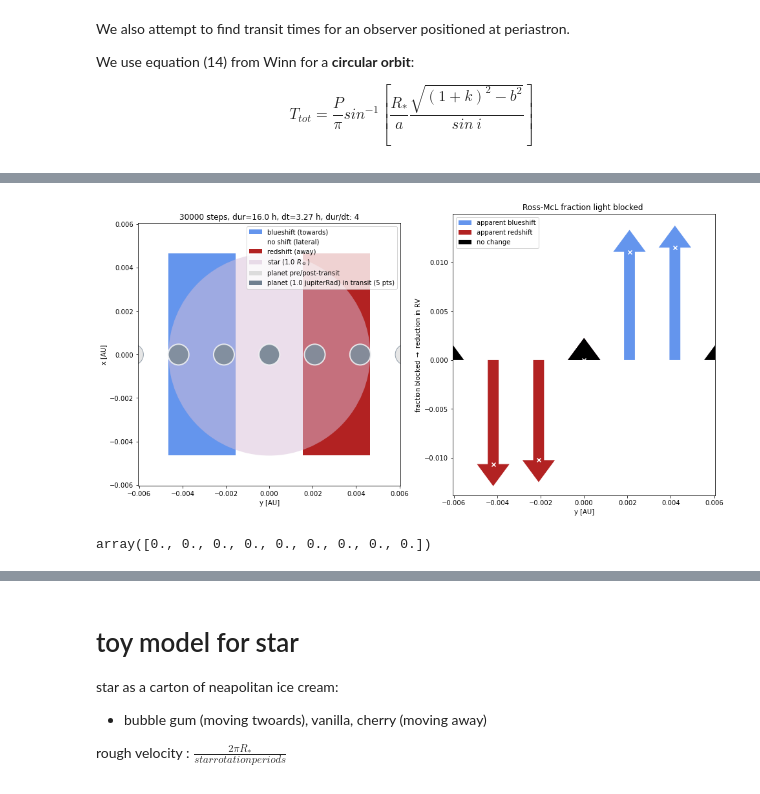
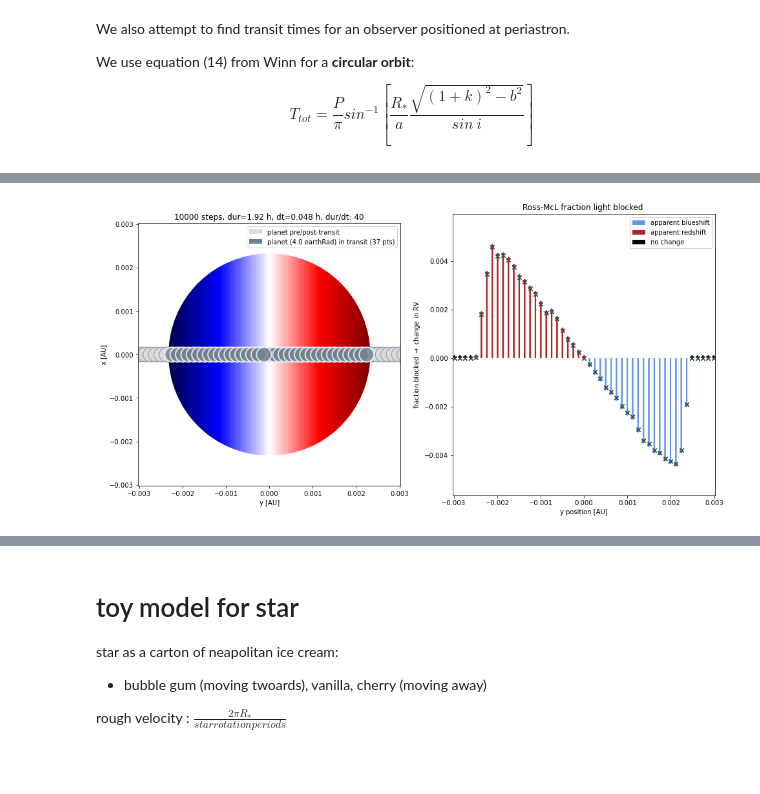
Before and after one commit to namagu/rossiter-mclaughlin-coaddventure, a Jupyter notebook: rv_from_scratch.ipynb, the cells around one changed output, grey strips where cells are left out. Saved outputs shown, nothing was run; the diff lists cells and outputs as text; code cells hidden in the pictures.

```diff
--- a/rv_from_scratch.ipynb
+++ b/rv_from_scratch.ipynb
@@ -31,3 +31,14 @@ We also attempt to find transit times for an observer positioned at periastron.
 We use equation (14) from Winn for a **circular orbit**:
 
 $$ T_{tot} = \frac{P}{\pi}sin^{-1}[\frac{R_*}{a}\frac{\sqrt{(1+k)^2 - b^2}}{sin~i}] $$
+# %%
+# set system initial conditions
+
+# star
+mstar = 0.5 * u.M_sun  # stellar mass
+rstar = 0.5 * u.R_sun  # stellar radius
+Pstar = 30 * u.d # stellar rotation period
+
+# planet
+mp = 20 * u.M_earth # 1 * u.M_jupiter # planet mass
+rp = 4 * u.R_earth # 1 * u.R_jup # planet radius
@@ -145,10 +194,12 @@ y_orbit = np.array([q.value for q in y])  # y-dimension of ellipse (along minor
 # select y positions when center of planet is in front of disk of star
 mask_overlap = (y_orbit >= left_edge) & (y_orbit <= right_edge)
 # print("planet + star overlap: \n", list(zip(x_orbit[mask_overlap], y_orbit[mask_overlap])))
-print(f"planet + star overlap at {len(y_orbit[mask_overlap])} time points")
+# print(f"planet + star overlap at {len(y_orbit[mask_overlap])} time points")
 
 # select y positions when planet is _transiting_
-transit_y = y_orbit[mask_overlap & (x_orbit > 0)]
+t_transit = t_array[mask_overlap & (x_orbit > 0) & (t_array < P ) ]
+transit_y = y_orbit[mask_overlap & (x_orbit > 0) & (t_array < P ) ]
+print(f"{len(transit_y)} points where planet is in front of star")
 if debug: print(f"y positions, planet in front of star ({len(transit_y)}):", transit_y)
 
 # select y positions
@@ -156,7 +207,8 @@ mask_around_transit = (y_orbit >= left_edge*2) & (y_orbit <= right_edge*2) & (x_
 around_transit_y = y_orbit[mask_around_transit]
 
 # select y positions when planet is in _eclipse_
-eclipse_y = y_orbit[mask_overlap & (x_orbit < 0)]
+eclipse_y = y_orbit[mask_overlap & (x_orbit < 0) & (t_array < P )]
+print(f"{len(eclipse_y)} points where planet is in eclipse")
 if debug: print(f"y positions, planet behind star: ({len(eclipse_y)})", eclipse_y)
 
 # todo: use mask to find what RV points are in transit
@@ -296,17 +393,24 @@ ax.add_patch(Rectangle((transit_y[0]-rp.to(u.AU).value,-rp.to(u.AU).value),
                        color='pink',lw=2,alpha=0.8,zorder=9))
 """
 # rotating regions of star
-rect_width = 2*rstar.to(u.AU).value / 3
-ax.add_patch(Rectangle((x_boundaries[0],-right_edge),rect_width, 2*right_edge,
-                       fc='cornflowerblue',zorder=1,label='blueshift (towards)'))
-ax.add_patch(Rectangle((x_boundaries[1],-right_edge),rect_width, 2*right_edge,
-                       fill=None,ec='white',zorder=1,label='no shift (lateral)'))
-ax.add_patch(Rectangle((x_boundaries[2],-right_edge),rect_width, 2*right_edge,
-                       fc='firebrick',zorder=1,label='redshift (away)'))
+# rect_width = 2*rstar.to(u.AU).value / 3
+# ax.add_patch(Rectangle((x_boundaries[0],-right_edge),rect_width, 2*right_edge,
+#                        fc='cornflowerblue',zorder=1,label='blueshift (towards)'))
+# ax.add_patch(Rectangle((x_boundaries[1],-right_edge),rect_width, 2*right_edge,
+#                        fill=None,ec='white',zorder=1,label='no shift (lateral)'))
+# ax.add_patch(Rectangle((x_boundaries[2],-right_edge),rect_width, 2*right_edge,
+#                        fc='firebrick',zorder=1,label='redshift (away)'))
 
 # circular star footprint
-ax.add_artist(plt.Circle((0,0),rstar.to(u.AU).value,fc='thistle',alpha=0.5,
-                         label=r'star ({} $R_\odot$)'.format(rstar.value)))
+# monotonically-increasing color bar
+xmap, ymap, rval = 0, 0, rstar.to(u.AU).value
+img = ax.imshow(np.linspace(-1,1,100).reshape(1,-1), cmap='seismic',
+                extent=[xmap - rval, xmap + rval, ymap - rval, ymap + rval ], origin='lower')
+circle = plt.Circle((0,0),rval, alpha=0.5,   # fc='thistle',
+                          label=r'star ({} $R_\odot$)'.format(rstar.value), transform=ax.transData)
+img.set_clip_path(circle)
+#ax.add_artist(circle)
+
 # for legend reasons only
 _planet = ax.add_artist(plt.Circle((0,0),rp.to(u.AU).value,
                                     fc='gainsboro',label='planet pre/post-transit'))
@@ -332,47 +436,45 @@ ax.set_title(f"{n} steps, dur={dur.to(u.hr):.3}, dt={dt.to(u.hr):.3}, dur/dt: {i
 ax.set_xlim(left_edge*1.3,right_edge*1.3)
 ax.set_ylim(left_edge*1.3,right_edge*1.3)
 
 plt.legend(loc='upper right')
 
-##### plot the contribution to RV from Rossiter-McLoughlin
+##### plot the contribution to RV from Rossiter-McLaughlin
 ax2 = fig.add_subplot(122)
 
 # for legend purposes only
-plt.arrow(0,0,0,0,width=0.0005,facecolor='cornflowerblue', edgecolor='none',
+plt.arrow(0,0,0,0,width=0,facecolor='cornflowerblue', edgecolor='none',
          label="apparent blueshift")
-plt.arrow(0,0,0,0,width=0.0005,facecolor='firebrick', edgecolor='none',
+plt.arrow(0,0,0,0,width=0,facecolor='firebrick', edgecolor='none',
          label="apparent redshift")
-plt.arrow(0,0,0,0,width=0.0005,facecolor='black', edgecolor='none',
+plt.arrow(0,0,0,0,width=0,facecolor='black', edgecolor='none',
          label="no change")
 
+width = np.diff(around_transit_y)[0]*0.25
+# loop through positions we examined
 for q in range(len(drvs)):
-    if drvs[q] > 0: # apparent blue-shift
+    if drvs[q] > 0: # apparent red-shift
         plt.arrow(x=around_transit_y[q], y=0, dx=0, dy=drvs[q],
-                  width=0.0005,facecolor='cornflowerblue', edgecolor='none')
-    elif drvs[q] < 0: # apparent red-shift
+                  width=width,facecolor='firebrick', edgecolor='none')
+    elif drvs[q] < 0: # apparent blue-shift
         plt.arrow(x=around_transit_y[q], y=0, dx=0, dy=drvs[q],
-                  width=0.0005, facecolor='firebrick', edgecolor='none')
+                  width=width, facecolor='cornflowerblue', edgecolor='none')
     else:
         plt.arrow(x=around_transit_y[q], y=0, dx=0, dy=drvs[q],
-                  width=0.0005,facecolor='black', edgecolor='none')
+                  width=width,facecolor='black', edgecolor='none')
 
 
-ax2.scatter(around_transit_y,drvs,marker='x',fc='white') # x, y, u, v
+ax2.scatter(around_transit_y,drvs,marker='x',fc='darkslategrey') # x, y, u, v
 
 # formatting
 ax2.set_xlim(left_edge*1.3,right_edge*1.3)
 ax2.set_ylim((drvs.min()*1.3,drvs.max()*1.3))
-ax2.set_xlabel("y [AU]")
-ax2.set_ylabel(r"fraction blocked $\rightarrow$ reduction in RV")
+ax2.set_xlabel("y position [AU]")
+ax2.set_ylabel(r"fraction blocked $\rightarrow$ change in RV")
 ax2.set_title(r"Ross-McL fraction light blocked ")
 plt.legend()
 
 plt.savefig("areaBlockedRatio_up_down_RM.png")
 
 # vrot star ~ 1.6 km/s
 # %% [output]
-[figure, old version]
+[figure, new version]
-# %%
-drvs
-# %% [output]
-array([0., 0., 0., 0., 0., 0., 0., 0., 0.])
```
Also changed, not shown: parts of 51 cells of this notebook, 1 other file.
